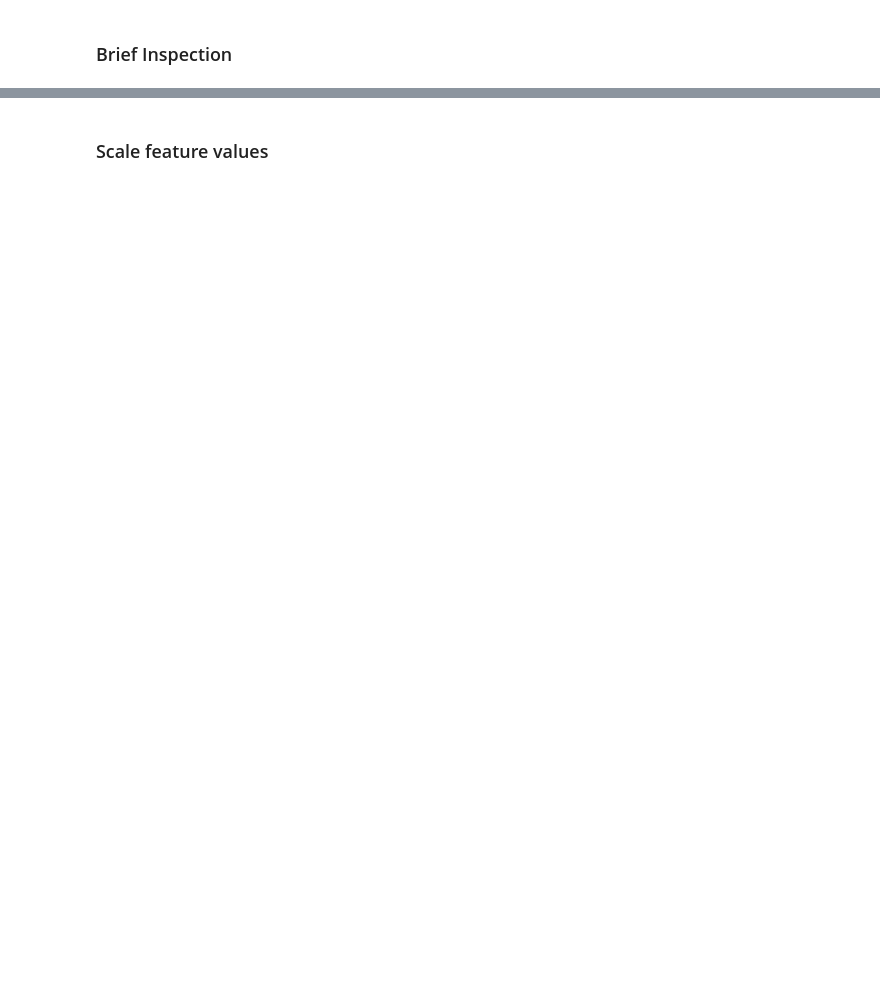
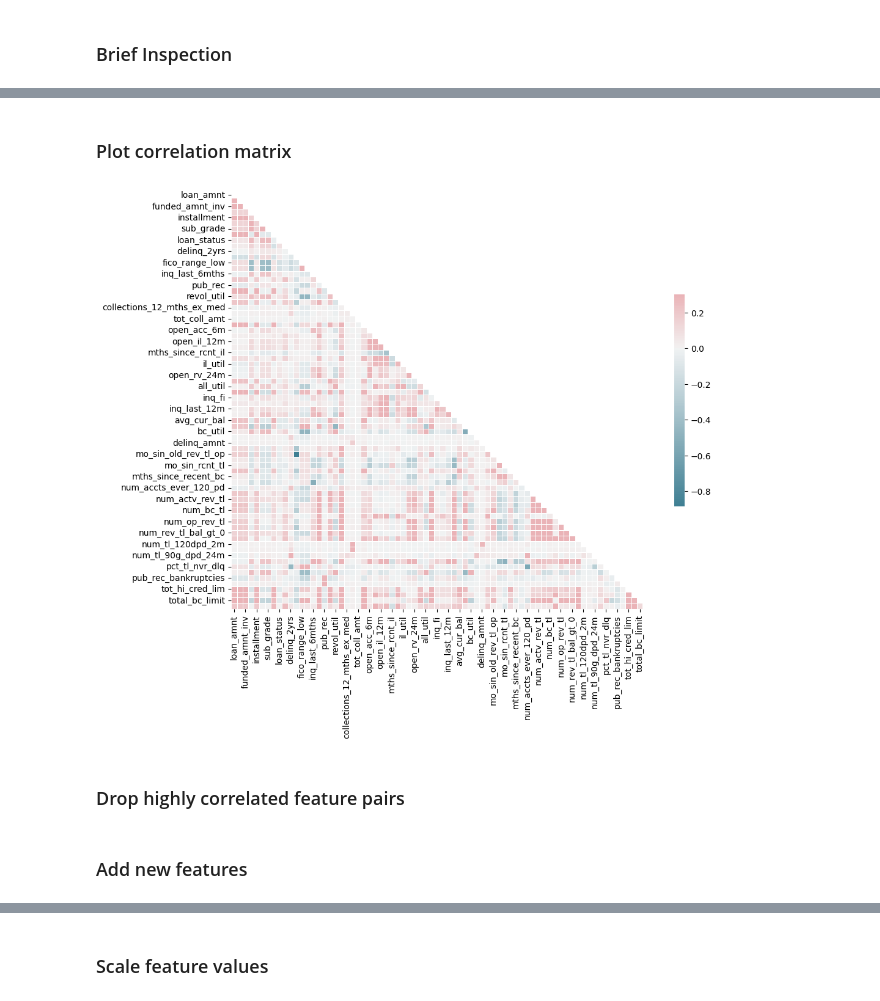
Before and after one commit to brendancsmith/credit-risk, a Jupyter notebook: notebooks/exploratory.ipynb, the cells around one changed output, grey strips where cells are left out. Cells and saved outputs as stored; diff of their text form; code cells hidden in the pictures; blank space fills up the shorter version.

```diff
--- a/notebooks/exploratory.ipynb
+++ b/notebooks/exploratory.ipynb
@@ -16,8 +15,14 @@ from matplotlib import pyplot as plt
 import numpy as np
 import seaborn as sns
 
-from src.data.download import download_dataset
+from src import preprocessing
 
-df = download_dataset()
+df_backup = None
+
+if not df_backup:
+    df = preprocessing.load_data()
+    df_backup = df.copy()
+else:
+    df = df_backup.copy()
 # %% [markdown]
 ### Brief Inspection
@@ -33 +97,5 @@ print("\nSummary statistics:\n", df.describe())
+# %%
+df = preprocessing.drop_sparse_cols(df)
+df = preprocessing.drop_cols(df)
+df = preprocessing.impute_missing_values(df)
 # %% [markdown]
@@ -36,5 +103,6 @@ print("\nSummary statistics:\n", df.describe())
 ### Encode categorical
 # %%
-from src.data.preprocessing import encode_categorical
+from src.feature_engineering import encode_target, encode_categorical
 
+df = encode_target(df)
 df = encode_categorical(df)
@@ -40,0 +127,17 @@ df = encode_categorical(df)
+# %%
+from src.feature_engineering import convert_dates
+
+df = convert_dates(df)
+# %% [markdown]
+### Plot correlation matrix
+# %%
+from src import algebra
+from src import visualize
+
+corr = algebra.correlation_matrix(df)
+
+visualize.correlation_matrix(corr)
+# %% [output]
+[figure, added]
+# %% [markdown]
+### Drop highly correlated feature pairs
@@ -40,0 +148,2 @@ df = encode_categorical(df)
+# %% [markdown]
+### Add new features
```
Also changed, not shown: parts of 49 cells of this notebook, 24 other files.
